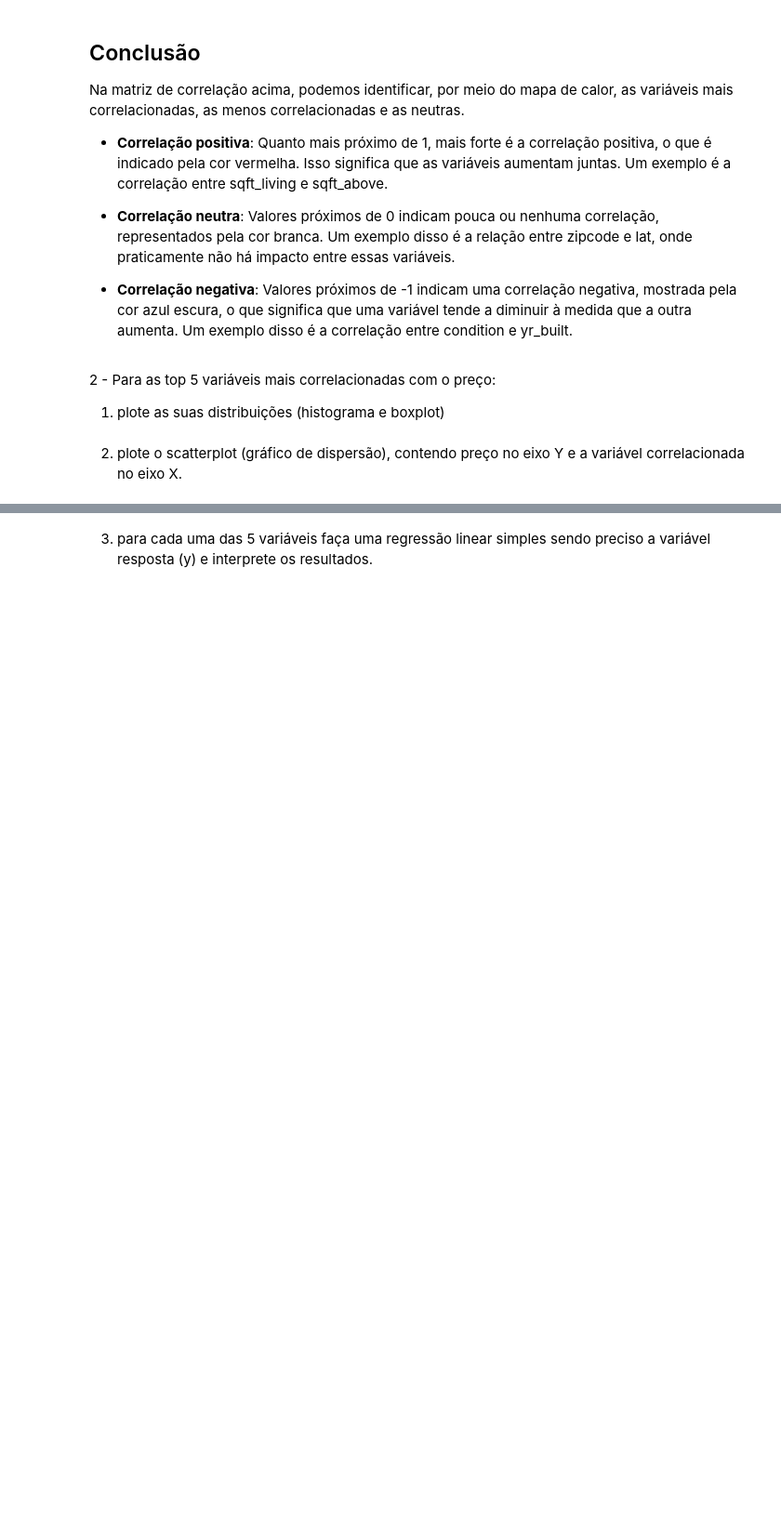
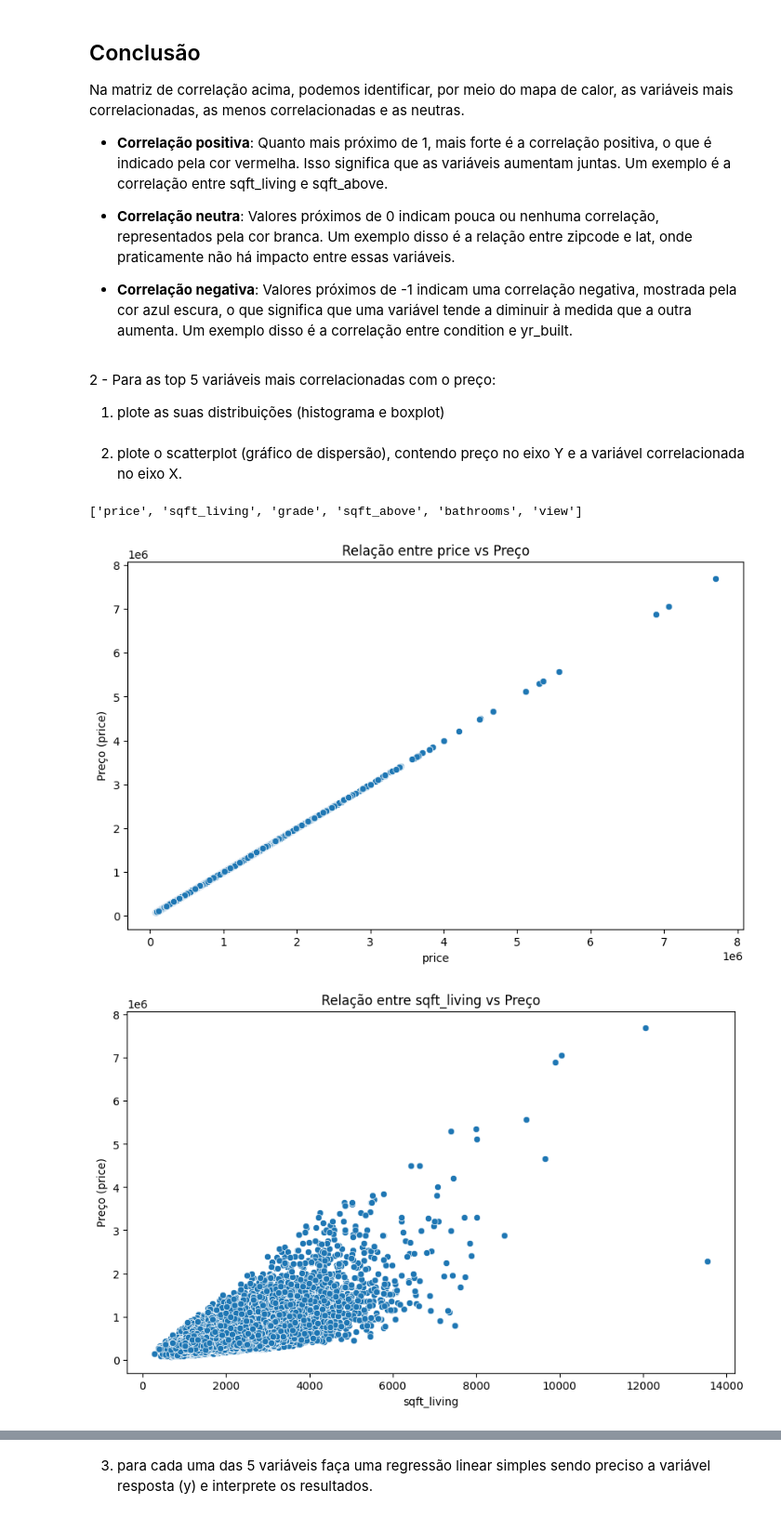
Before and after one commit to dsreliete/Womakerscode-DA-desafio_squad, a Jupyter notebook: Desafio5SquadMaryJackson.ipynb, the cells around one changed output, grey strips where cells are left out. Shown: that part at 93% size. Cells and saved outputs as stored; diff of their text form; code cells hidden in the pictures; blank space fills up the shorter version.

```diff
--- a/Desafio5SquadMaryJackson.ipynb
+++ b/Desafio5SquadMaryJackson.ipynb
@@ -112,3 +114,20 @@ Na matriz de correlação acima, podemos identificar, por meio do mapa de calor,
 1. plote as suas distribuições (histograma e boxplot)
 # %% [markdown]
 2. plote o scatterplot (gráfico de dispersão), contendo preço no eixo Y e a variável correlacionada no eixo X.
+# %%
+df_top_cinco = df[['price', 'sqft_living', 'grade', 'sqft_above', 'bathrooms', 'view']]
+
+numeric_columns = df_top_cinco.select_dtypes(include=['number']).columns.tolist()
+print(numeric_columns)
+
+for col in numeric_columns:
+  plt.figure(figsize=(10,6))
+  sns.scatterplot(data=df_top_cinco, x=col, y='price')
+  plt.xlabel(col)
+  plt.ylabel('Preço (price)')
+  plt.title(f'Relação entre {col} vs Preço')
+  plt.show()
+# %% [output]
+['price', 'sqft_living', 'grade', 'sqft_above', 'bathrooms', 'view']
+[figure, added]
+[figure, added]
```
Also changed, not shown: parts of 2 cells of this notebook.
